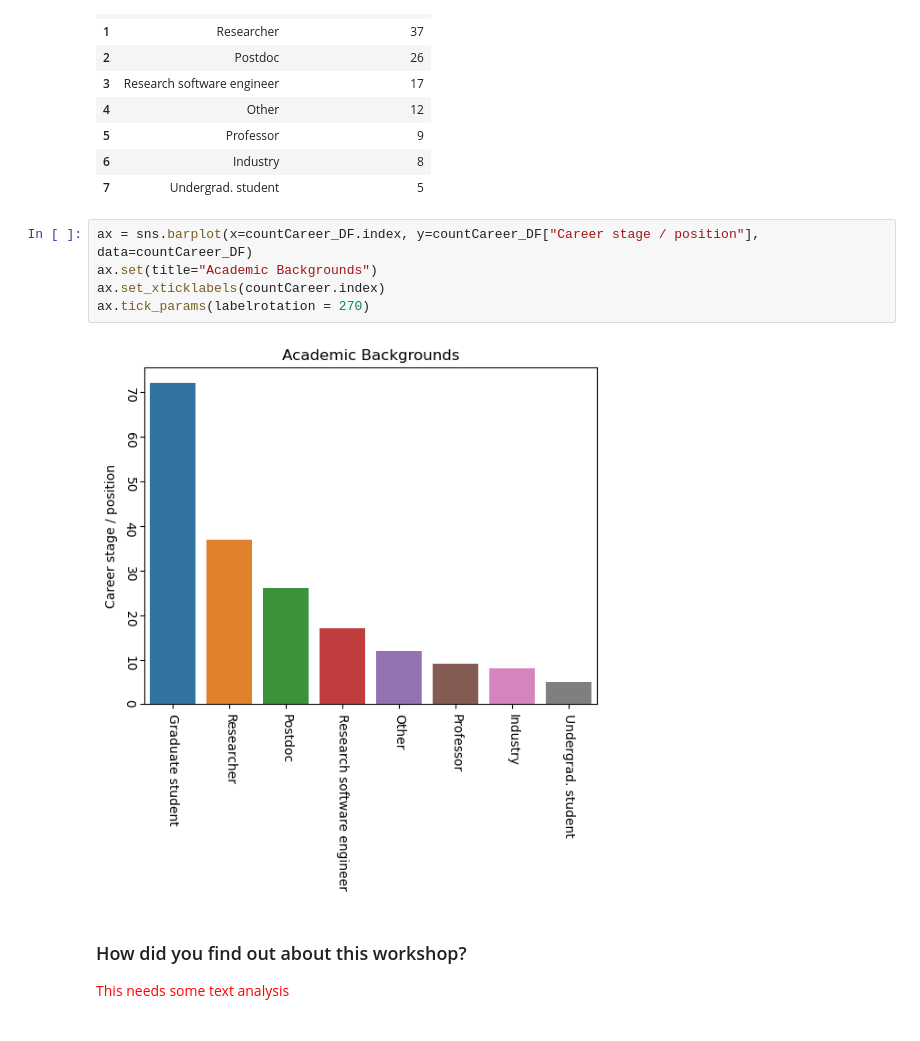
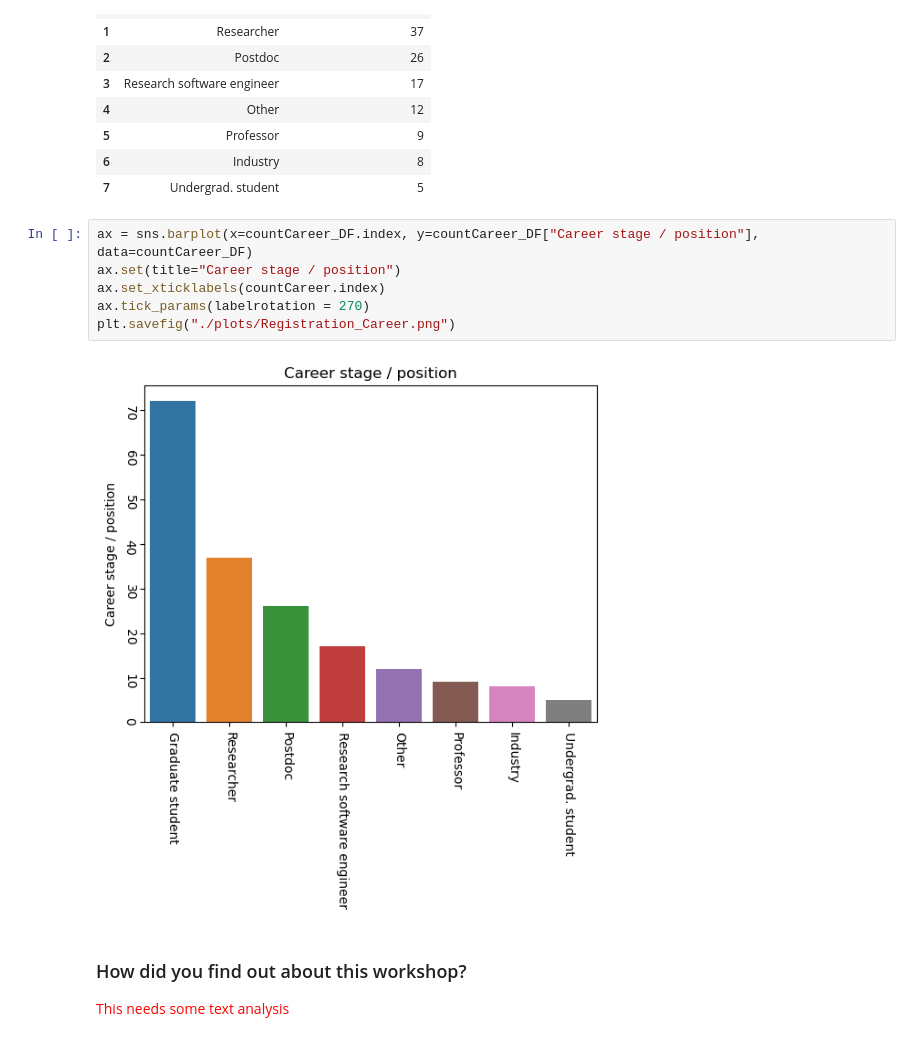
Before and after one commit to coderefinery/workshop-stats, a Jupyter notebook: Registration_stats.ipynb, the cells around one changed output. Cells and saved outputs as stored; diff of their text form.

Commit message:
Saved figures from registration stats

```diff
--- a/Registration_stats.ipynb
+++ b/Registration_stats.ipynb
@@ -180,11 +183,12 @@ countCareer_DF
 | 7 | Undergrad. student | 5 |
 # %%
 ax = sns.barplot(x=countCareer_DF.index, y=countCareer_DF["Career stage / position"], data=countCareer_DF)
-ax.set(title="Academic Backgrounds")
+ax.set(title="Career stage / position")
 ax.set_xticklabels(countCareer.index)
 ax.tick_params(labelrotation = 270)
+plt.savefig("./plots/Registration_Career.png")
 # %% [output]
-[figure, old version]
+[figure, new version]
 # %% [markdown]
 ### How did you find out about this workshop?
 
```
Also changed, not shown: parts of 3 cells of this notebook, 3 other files.
